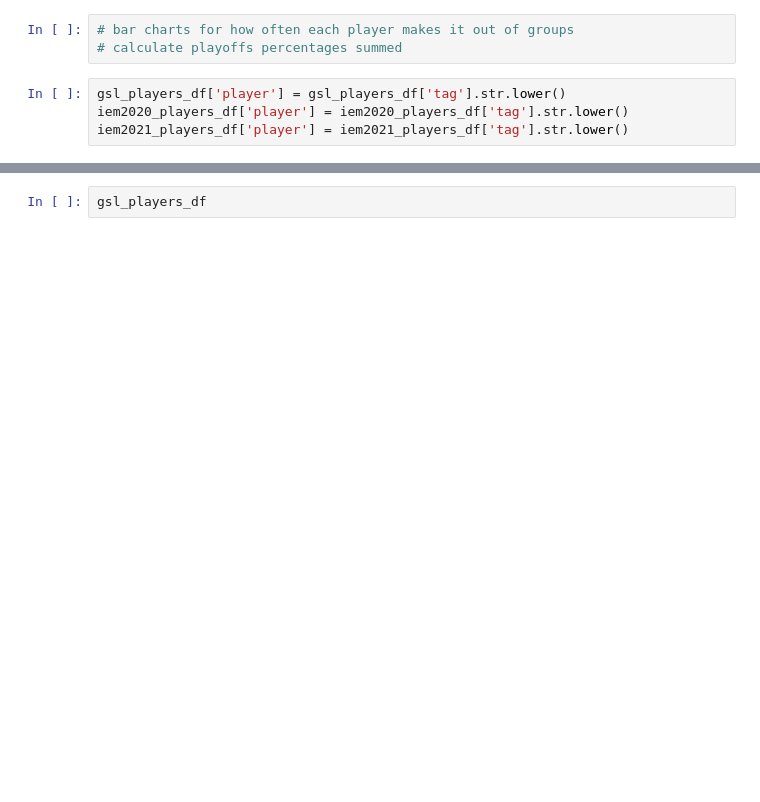
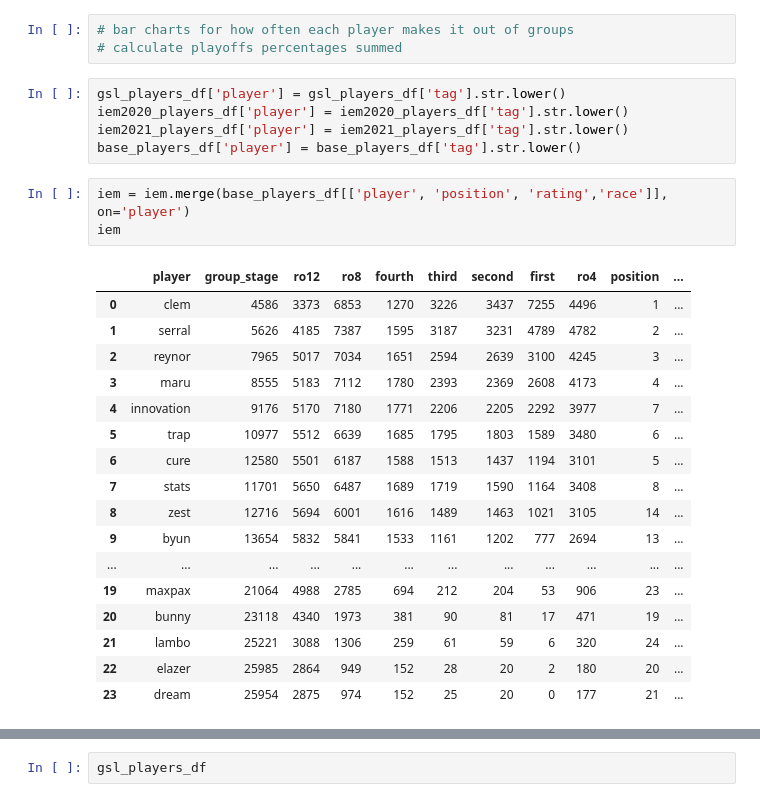
Before and after one commit to SpecCRA/sc2_tourney_sims, a Jupyter notebook: results_notebook.ipynb, the cells around one changed output, grey strips where cells are left out. Drawn from its saved outputs; the diff is of its cells as text; blank space fills up the shorter version.

```diff
--- a/results_notebook.ipynb
+++ b/results_notebook.ipynb
@@ -759,3 +1082,25 @@ fig.write_image('plots/iem2021_stacked_bar.png')
 gsl_players_df['player'] = gsl_players_df['tag'].str.lower()
 iem2020_players_df['player'] = iem2020_players_df['tag'].str.lower()
 iem2021_players_df['player'] = iem2021_players_df['tag'].str.lower()
+base_players_df['player'] = base_players_df['tag'].str.lower()
+# %%
+iem = iem.merge(base_players_df[['player', 'position', 'rating','race']], on='player')
+iem
+# %% [output]
+|  | player | group_stage | ro12 | ro8 | fourth | third | second | first | ro4 | position | ... |
+| 0 | clem | 4586 | 3373 | 6853 | 1270 | 3226 | 3437 | 7255 | 4496 | 1 | ... |
+| 1 | serral | 5626 | 4185 | 7387 | 1595 | 3187 | 3231 | 4789 | 4782 | 2 | ... |
+| 2 | reynor | 7965 | 5017 | 7034 | 1651 | 2594 | 2639 | 3100 | 4245 | 3 | ... |
+| 3 | maru | 8555 | 5183 | 7112 | 1780 | 2393 | 2369 | 2608 | 4173 | 4 | ... |
+| 4 | innovation | 9176 | 5170 | 7180 | 1771 | 2206 | 2205 | 2292 | 3977 | 7 | ... |
+| 5 | trap | 10977 | 5512 | 6639 | 1685 | 1795 | 1803 | 1589 | 3480 | 6 | ... |
+| 6 | cure | 12580 | 5501 | 6187 | 1588 | 1513 | 1437 | 1194 | 3101 | 5 | ... |
+| 7 | stats | 11701 | 5650 | 6487 | 1689 | 1719 | 1590 | 1164 | 3408 | 8 | ... |
+| 8 | zest | 12716 | 5694 | 6001 | 1616 | 1489 | 1463 | 1021 | 3105 | 14 | ... |
+| 9 | byun | 13654 | 5832 | 5841 | 1533 | 1161 | 1202 | 777 | 2694 | 13 | ... |
+| ... | ... | ... | ... | ... | ... | ... | ... | ... | ... | ... | ... |
+| 19 | maxpax | 21064 | 4988 | 2785 | 694 | 212 | 204 | 53 | 906 | 23 | ... |
+| 20 | bunny | 23118 | 4340 | 1973 | 381 | 90 | 81 | 17 | 471 | 19 | ... |
+| 21 | lambo | 25221 | 3088 | 1306 | 259 | 61 | 59 | 6 | 320 | 24 | ... |
+| 22 | elazer | 25985 | 2864 | 949 | 152 | 28 | 20 | 2 | 180 | 20 | ... |
+| 23 | dream | 25954 | 2875 | 974 | 152 | 25 | 20 | 0 | 177 | 21 | ... |
```
Also changed, not shown: parts of 66 cells of this notebook, 28 other files.
